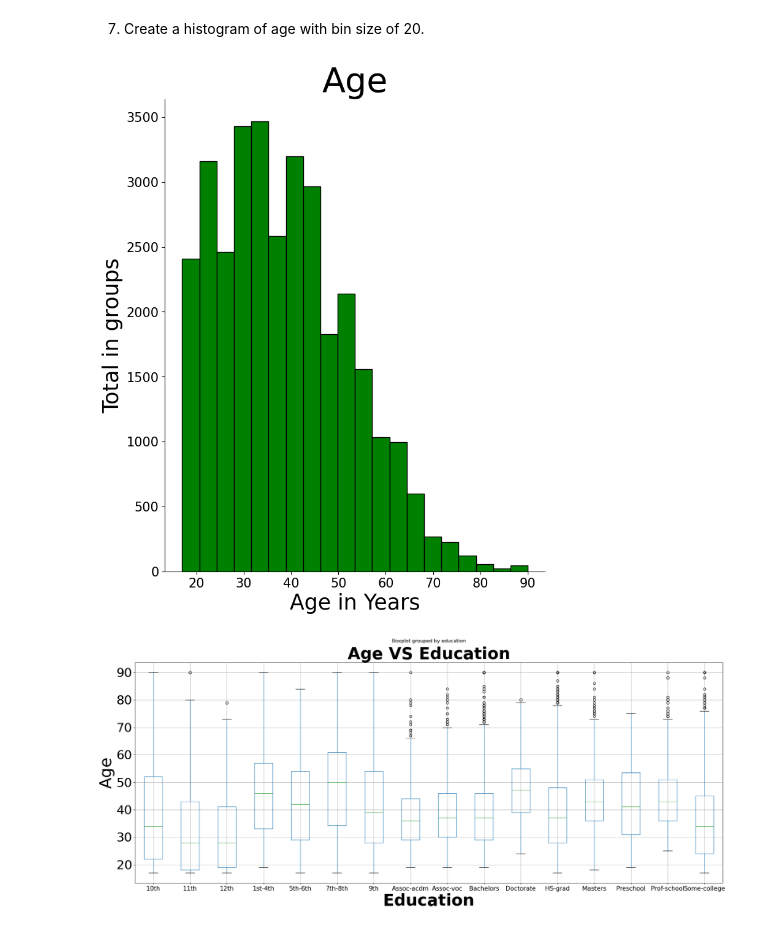
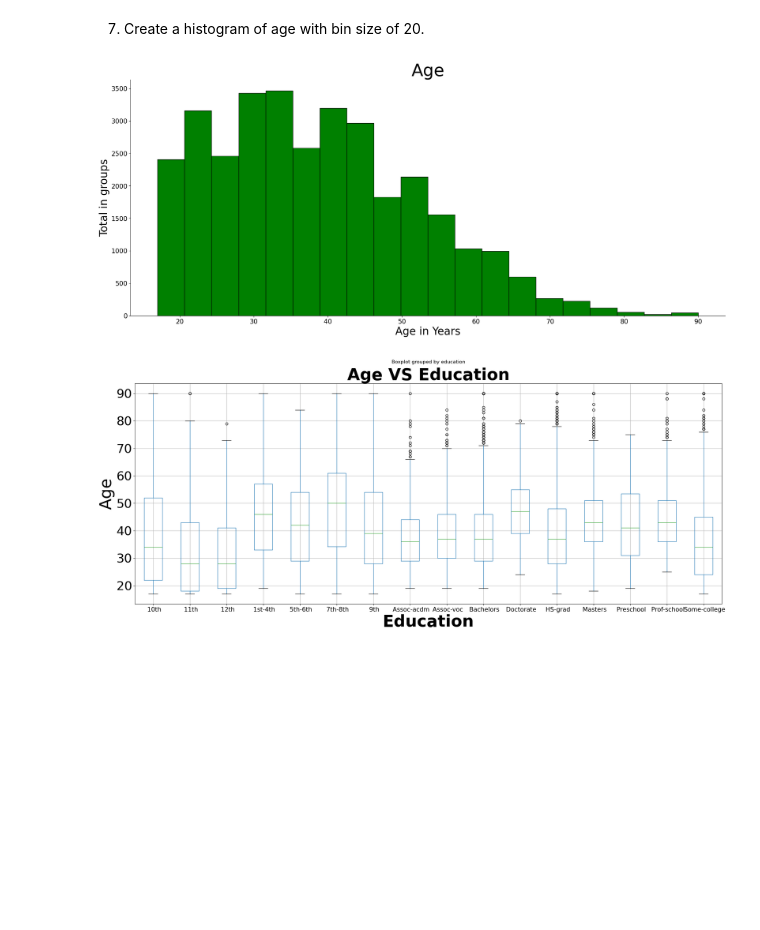
Before and after one commit to MWPerrineJr/data-prep, a Jupyter notebook: Weel 3-4 Assignment.ipynb, the cells around one changed output. Cells and saved outputs as stored; diff of their text form; code cells hidden in the pictures; blank space fills up the shorter version.

```diff
--- a/Weel 3-4 Assignment.ipynb
+++ b/Weel 3-4 Assignment.ipynb
@@ -411,17 +402,17 @@ inc_data_1.head()
 7. Create a histogram of age with bin size of 20.
 # %%
 # This code creates a histogram of the age column
-plt.figure(figsize= (8,10))
+plt.figure(figsize= (25,10))
 plt.hist(inc_data_1["age"], bins=20, color="green", edgecolor= "black")
 plt.title("Age", fontsize= 40)
 plt.xlabel("Age in Years", fontsize = 25)
 plt.ylabel("Total in groups", fontsize = 25)
 plt.xticks(fontsize = 15)
 plt.yticks(fontsize = 15)
 sns.despine()
 plt.show()
 # %% [output]
-[figure, old version]
+[figure, new version]
 # %%
 # This code creates a boxplot of age and education
 
```
Also changed, not shown: parts of 29 cells of this notebook.
